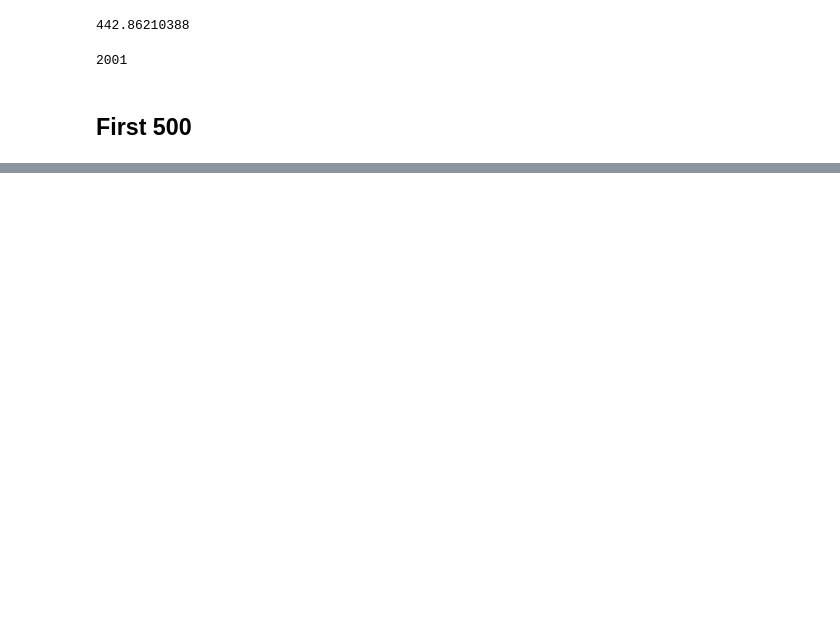
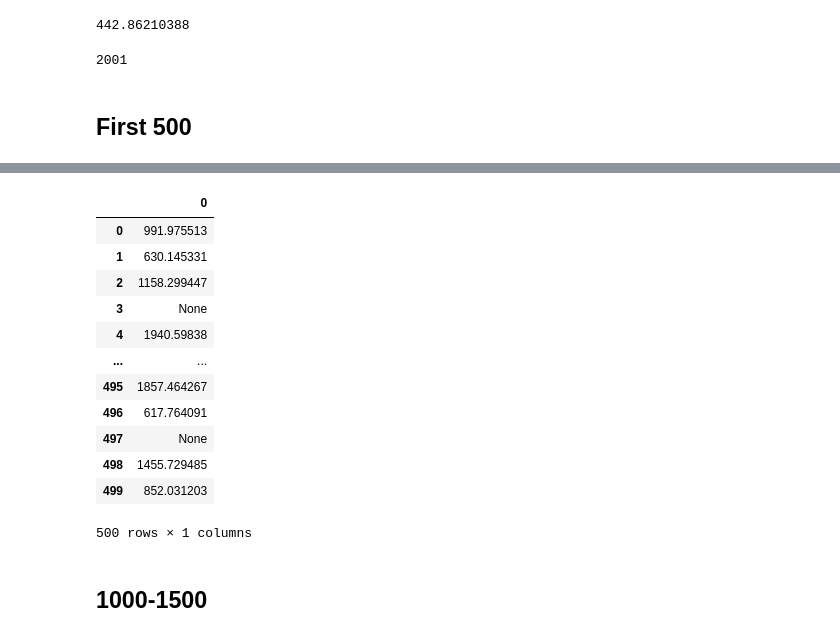
Before and after one commit to MAST30034-Applied-Data-Science/generic-real-estate-consulting-project-group-29, a Jupyter notebook: notebooks/train station.ipynb, the cells around one changed output, grey strips where cells are left out. Drawn from its saved outputs; the diff is of its cells as text; code cells hidden in the pictures; blank space fills up the shorter version.

```diff
--- a/notebooks/train station.ipynb
+++ b/notebooks/train station.ipynb
@@ -447,0 +488,2 @@ len(distance)
+# %%
+distance=[]
@@ -447,0 +835,47 @@ len(distance)
+# %%
+for i in cord[961:981]:
+    geojson = {"type": "point", "coordinates": i}
+    pois = client.places(
+        request='pois',
+        geojson=geojson,
+        buffer=2000,  # searches within 2000 meters of specified point
+        filter_category_ids=[604],  # https://github.com/GIScience/openpoiservice/blob/master/openpoiservice/server/categories/categories.yml
+        validate=False,
+
+    )
+    if len(pois['features']) == 0:
+        distance.append("None")
+    else:
+        distance.append(pois['features'][0]['properties']['distance'])
+# %%
+for i in cord[981:1001]:
+    geojson = {"type": "point", "coordinates": i}
+    pois = client.places(
+        request='pois',
+        geojson=geojson,
+        buffer=2000,  # searches within 2000 meters of specified point
+        filter_category_ids=[604],  # https://github.com/GIScience/openpoiservice/blob/master/openpoiservice/server/categories/categories.yml
+        validate=False,
+
+    )
+    if len(pois['features']) == 0:
+        distance.append("None")
+    else:
+        distance.append(pois['features'][0]['properties']['distance'])
+# %%
+df = pd.DataFrame (distance)
+df
+# %% [output]
+|  | 0 |
+| 0 | 991.975513 |
+| 1 | 630.145331 |
+| 2 | 1158.299447 |
+| 3 | None |
+| 4 | 1940.59838 |
+| ... | ... |
+| 495 | 1857.464267 |
+| 496 | 617.764091 |
+| 497 | None |
+| 498 | 1455.729485 |
+| 499 | 852.031203 |
+500 rows × 1 columns
@@ -447,0 +884,2 @@ len(distance)
+# %% [markdown]
+## 1000-1500
```
Also changed, not shown: parts of 157 cells of this notebook.
